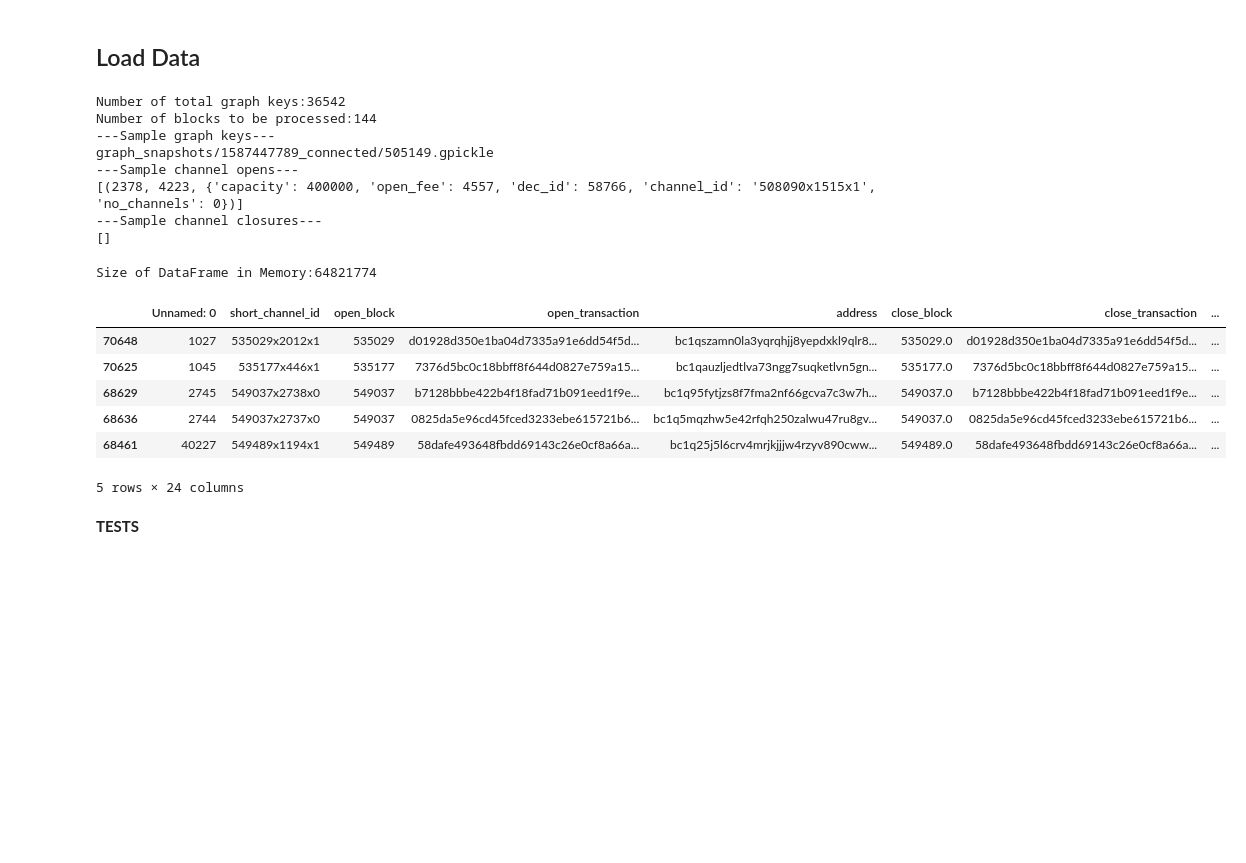
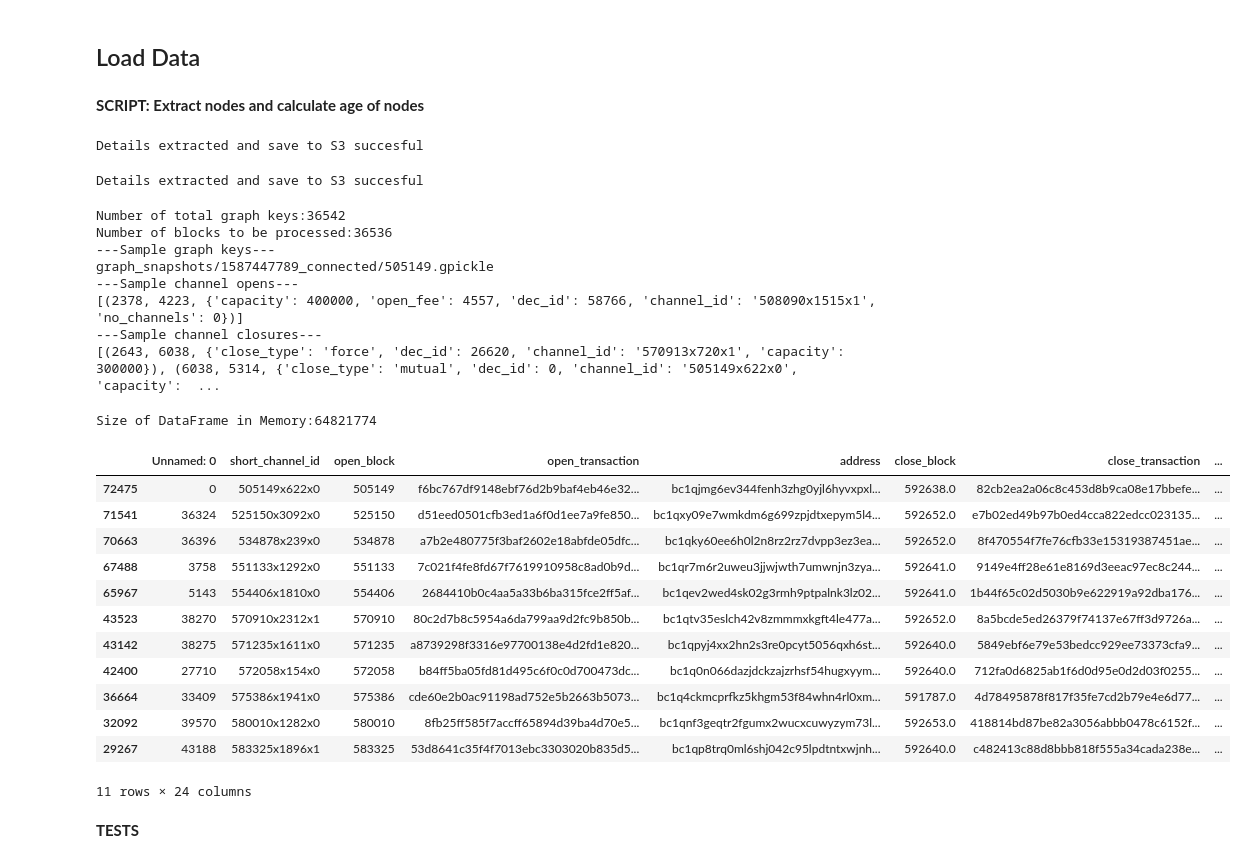
Before and after one commit to dsrincon/ln_strategy, a Jupyter notebook: ln-datapp-stability_efficiency_calculations.ipynb, the cells around one changed output. Drawn from its saved outputs; the diff is of its cells as text; code cells hidden in the pictures; blank space fills up the shorter version.

```diff
--- a/ln-datapp-stability_efficiency_calculations.ipynb
+++ b/ln-datapp-stability_efficiency_calculations.ipynb
@@ -283,6 +371,60 @@ for key in extract_keys: # Change to [700:] for full range
 start_block=np.min(np.array(blocks))
 end_block=np.max(np.array(blocks))
 no_blocks=len(blocks)
+# %% [markdown]
+**SCRIPT: Extract nodes and calculate age of nodes**
+# %%
+# Define nodes and calculate details
+
+nodes=list(set(decisions_df['node0_id'].tolist()).union(set(decisions_df['node1_id'].tolist())))
+
+# DETAIL_1:Calculate birth block
+
+# Create list of sets (node pairs )
+opens_list=sorted(list(channel_opens.items()))
+open_list_sets=[(opens[0],[{t[0],t[1]} for t in opens[1]]) for opens in opens_list]
+
+# Dic to store details per node
+node_details={}
+
+
+with tqdm(total=len(nodes)) as pbar:
+    for node in nodes:
+
+        for opens in open_list_sets:
+            if opens[1] and node in set.union(*opens[1]):
+                birth_block=opens[0]
+                node_details[node]={'birth_block':birth_block}
+                break
+
+        pbar.update(1)
+
+
+# SAVE to S3
+
+key='node_details.p'
+pickle_byte_obj = pickle.dumps(node_details)
+response=s3.Object(bucket,key).put(Body=pickle_byte_obj)['ResponseMetadata']
+
+if response['HTTPStatusCode']==200:
+    print('Details extracted and save to S3 succesful')
+else:
+    print(response)
+# %% [output]
+Details extracted and save to S3 succesful
+# %%
+# TESTS
+len_nodes=len(nodes)
+len_details=len(list(node_details.items()))
+
+
+if len_nodes==len_details and response['HTTPStatusCode']==200:
+    print('Details extracted and save to S3 succesful')
+else:
+    print('Details for {} nodes were not extracted'.format(len_nodes-len_details))
+    print(response)
+# %% [output]
+Details extracted and save to S3 succesful
 # %%
 # Test: extracted formats
 print("Number of total graph keys:{}".format(len(graph_keys)))
@@ -292,34 +434,40 @@ print(graph_keys[0])
 print("---Sample channel opens---")
 print(channel_opens[508090])
 print("---Sample channel closures---")
-print(channel_closures[508090])
+print(channel_closures[592638])
 # %% [output]
 Number of total graph keys:36542
-Number of blocks to be processed:144
+Number of blocks to be processed:36536
 ---Sample graph keys---
 graph_snapshots/1587447789_connected/505149.gpickle
 ---Sample channel opens---
 [(2378, 4223, {'capacity': 400000, 'open_fee': 4557, 'dec_id': 58766, 'channel_id': '508090x1515x1', 'no_channels': 0})]
 ---Sample channel closures---
-[]
+[(2643, 6038, {'close_type': 'force', 'dec_id': 26620, 'channel_id': '570913x720x1', 'capacity': 300000}), (6038, 5314, {'close_type': 'mutual', 'dec_id': 0, 'channel_id': '505149x622x0', 'capacity':  ...
 # %%
 # Sort and visualize DataFrame
 
 decisions_df.sort_values(by=['open_block'],inplace=True,ascending=True)
 print('Size of DataFrame in Memory:{}'.format(sys.getsizeof(decisions_df)))
 # Check specific channel id
 #decisions_df[decisions_df['short_channel_id']=='513675x2245x0'].head()
 
-decisions_df.sort_values(by=['close_block'],ascending=True).head()
+decisions_df[decisions_df['node0_id']==6038].sort_values(by=['open_block'],ascending=True).head(20)
 # %% [output]
 Size of DataFrame in Memory:64821774
 |  | Unnamed: 0 | short_channel_id | open_block | open_transaction | address | close_block | close_transaction | ... |
-| 70648 | 1027 | 535029x2012x1 | 535029 | d01928d350e1ba04d7335a91e6dd54f5d... | bc1qszamn0la3yqrqhjj8yepdxkl9qlr8... | 535029.0 | d01928d350e1ba04d7335a91e6dd54f5d... | ... |
-| 70625 | 1045 | 535177x446x1 | 535177 | 7376d5bc0c18bbff8f644d0827e759a15... | bc1qauzljedtlva73ngg7suqketlvn5gn... | 535177.0 | 7376d5bc0c18bbff8f644d0827e759a15... | ... |
-| 68629 | 2745 | 549037x2738x0 | 549037 | b7128bbbe422b4f18fad71b091eed1f9e... | bc1q95fytjzs8f7fma2nf66gcva7c3w7h... | 549037.0 | b7128bbbe422b4f18fad71b091eed1f9e... | ... |
-| 68636 | 2744 | 549037x2737x0 | 549037 | 0825da5e96cd45fced3233ebe615721b6... | bc1q5mqzhw5e42rfqh250zalwu47ru8gv... | 549037.0 | 0825da5e96cd45fced3233ebe615721b6... | ... |
-| 68461 | 40227 | 549489x1194x1 | 549489 | 58dafe493648fbdd69143c26e0cf8a66a... | bc1q25j5l6crv4mrjkjjjw4rzyv890cww... | 549489.0 | 58dafe493648fbdd69143c26e0cf8a66a... | ... |
+| 72475 | 0 | 505149x622x0 | 505149 | f6bc767df9148ebf76d2b9baf4eb46e32... | bc1qjmg6ev344fenh3zhg0yjl6hyvxpxl... | 592638.0 | 82cb2ea2a06c8c453d8b9ca08e17bbefe... | ... |
+| 71541 | 36324 | 525150x3092x0 | 525150 | d51eed0501cfb3ed1a6f0d1ee7a9fe850... | bc1qxy09e7wmkdm6g699zpjdtxepym5l4... | 592652.0 | e7b02ed49b97b0ed4cca822edcc023135... | ... |
+| 70663 | 36396 | 534878x239x0 | 534878 | a7b2e480775f3baf2602e18abfde05dfc... | bc1qky60ee6h0l2n8rz2rz7dvpp3ez3ea... | 592652.0 | 8f470554f7fe76cfb33e15319387451ae... | ... |
+| 67488 | 3758 | 551133x1292x0 | 551133 | 7c021f4fe8fd67f7619910958c8ad0b9d... | bc1qr7m6r2uweu3jjwjwth7umwnjn3zya... | 592641.0 | 9149e4ff28e61e8169d3eeac97ec8c244... | ... |
+| 65967 | 5143 | 554406x1810x0 | 554406 | 2684410b0c4aa5a33b6ba315fce2ff5af... | bc1qev2wed4sk02g3rmh9ptpalnk3lz02... | 592641.0 | 1b44f65c02d5030b9e622919a92dba176... | ... |
+| 43523 | 38270 | 570910x2312x1 | 570910 | 80c2d7b8c5954a6da799aa9d2fc9b850b... | bc1qtv35eslch42v8zmmmxkgft4le477a... | 592652.0 | 8a5bcde5ed26379f74137e67ff3d9726a... | ... |
+| 43142 | 38275 | 571235x1611x0 | 571235 | a8739298f3316e97700138e4d2fd1e820... | bc1qpyj4xx2hn2s3re0pcyt5056qxh6st... | 592640.0 | 5849ebf6e79e53bedcc929ee73373cfa9... | ... |
+| 42400 | 27710 | 572058x154x0 | 572058 | b84ff5ba05fd81d495c6f0c0d700473dc... | bc1q0n066dazjdckzajzrhsf54hugxyym... | 592640.0 | 712fa0d6825ab1f6d0d95e0d2d03f0255... | ... |
+| 36664 | 33409 | 575386x1941x0 | 575386 | cde60e2b0ac91198ad752e5b2663b5073... | bc1q4ckmcprfkz5khgm53f84whn4rl0xm... | 591787.0 | 4d78495878f817f35fe7cd2b79e4e6d77... | ... |
+| 32092 | 39570 | 580010x1282x0 | 580010 | 8fb25ff585f7accff65894d39ba4d70e5... | bc1qnf3geqtr2fgumx2wucxcuwyzym73l... | 592653.0 | 418814bd87be82a3056abbb0478c6152f... | ... |
+| 29267 | 43188 | 583325x1896x1 | 583325 | 53d8641c35f4f7013ebc3303020b835d5... | bc1qp8trq0ml6shj042c95lpdtntxwjnh... | 592640.0 | c482413c88d8bbb818f555a34cada238e... | ... |
-5 rows × 24 columns
+11 rows × 24 columns
 # %% [markdown]
 **TESTS**
 # %%
```
Also changed, not shown: parts of 28 cells of this notebook, 1 other file.
